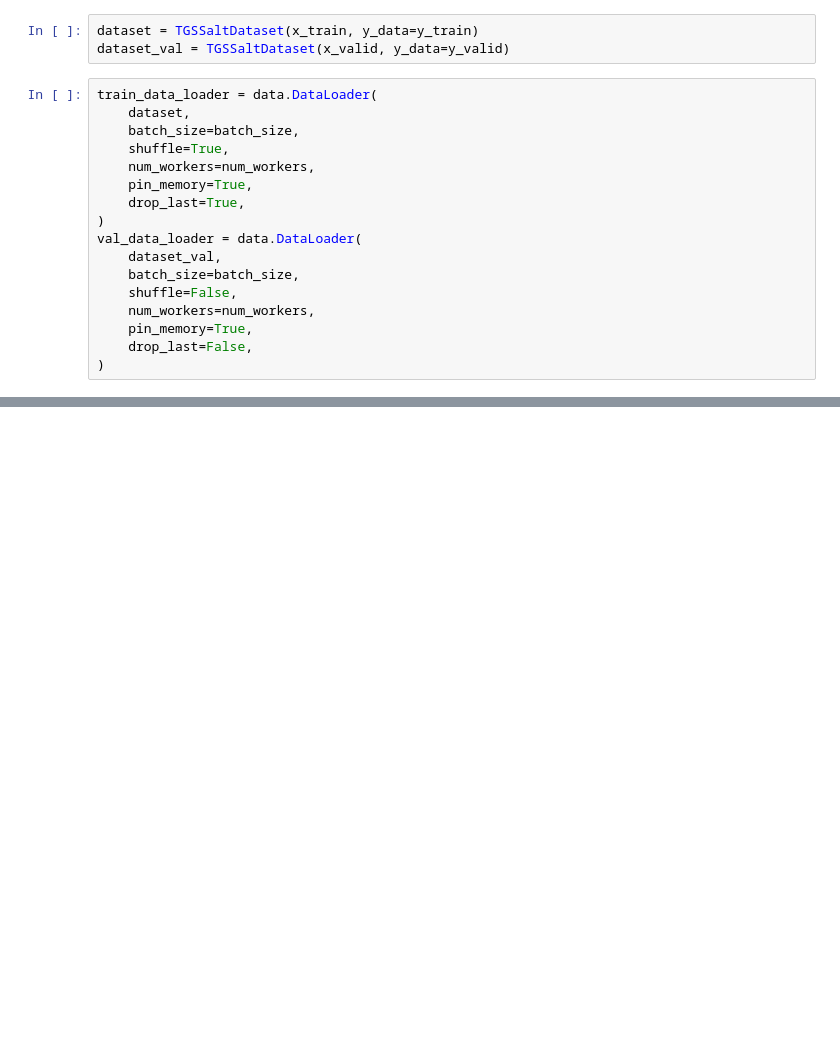
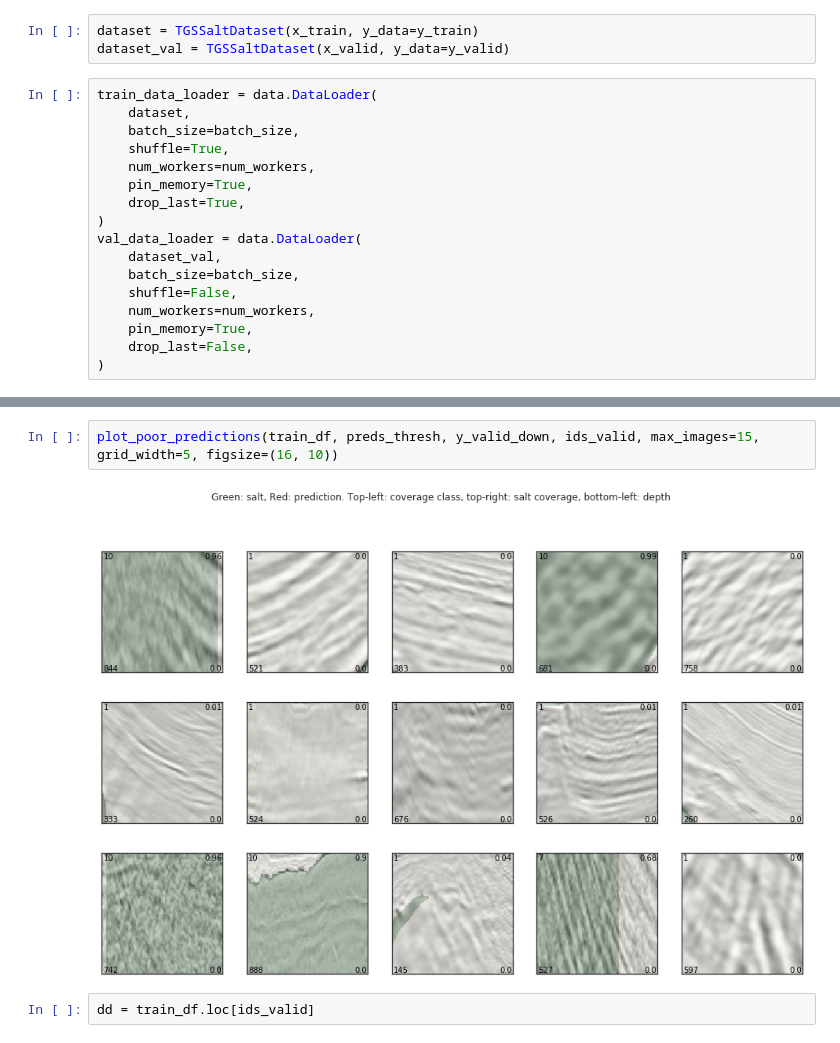
Before and after one commit to msalvaris/ksalt, a Jupyter notebook: notebooks/RefineModel.ipynb, the cells around one changed output, grey strips where cells are left out. Drawn from its saved outputs; the diff is of its cells as text; blank space fills up the shorter version.

```diff
--- a/notebooks/RefineModel.ipynb
+++ b/notebooks/RefineModel.ipynb
@@ -207,0 +416,6 @@ ax_iou.legend()
+# %%
+plot_poor_predictions(train_df, preds_thresh, y_valid_down, ids_valid, max_images=15, grid_width=5, figsize=(16, 10))
+# %% [output]
+[figure, added]
+# %%
+dd = train_df.loc[ids_valid]
```
Also changed, not shown: parts of 31 cells of this notebook, 6 other files.
